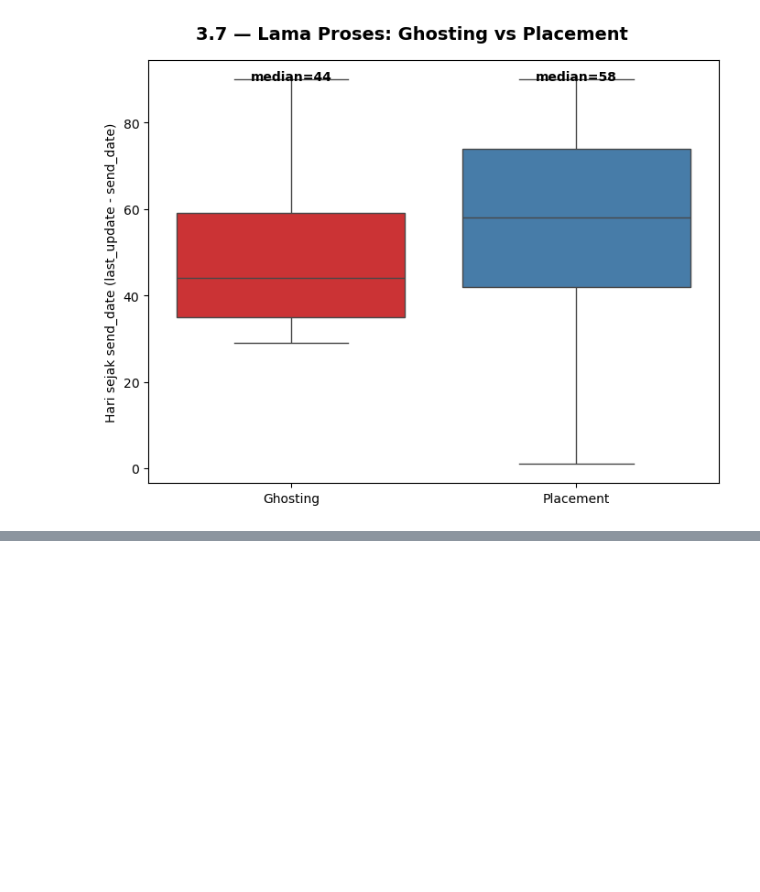
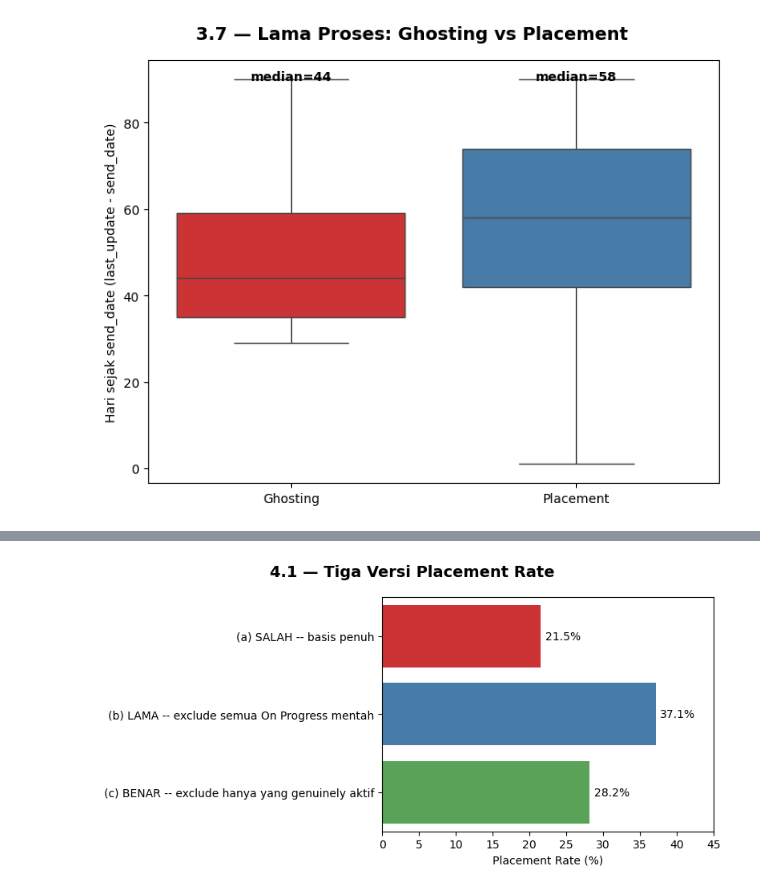
Before and after one commit to zzdf5/ssf-ssdc26-kataedward, a Jupyter notebook: notebooks/02_eda.ipynb, the cells around one changed output, grey strips where cells are left out. Drawn from its saved outputs; the diff is of its cells as text; code cells hidden in the pictures; blank space fills up the shorter version.

```diff
--- a/notebooks/02_eda.ipynb
+++ b/notebooks/02_eda.ipynb
@@ -2524,0 +2601,30 @@ plt.show()
+# %%
+fig, ax = plt.subplots(figsize=(8, 4))
+fig.suptitle("4.1 — Tiga Versi Placement Rate", fontsize=14, fontweight="bold")
+
+sns.barplot(
+    data=tabel_rate,
+    x="placement_rate_%",
+    y="versi",
+    hue="versi",
+    palette="Set1",
+    legend=False,
+    ax=ax,
+)
+ax.set_xlabel("Placement Rate (%)")
+ax.set_ylabel("")
+ax.set_xlim(0, 45)
+
+for container in ax.containers:
+    if hasattr(container, "datavalues"):
+        ax.bar_label(
+            container,
+            labels=[f"{v:.1f}%" for v in container.datavalues],
+            padding=4,
+            fontsize=10,
+        )
+
+plt.tight_layout()
+plt.show()
+# %% [output]
+[figure, added]
```
Also changed, not shown: parts of 47 cells of this notebook, 1 other file.
